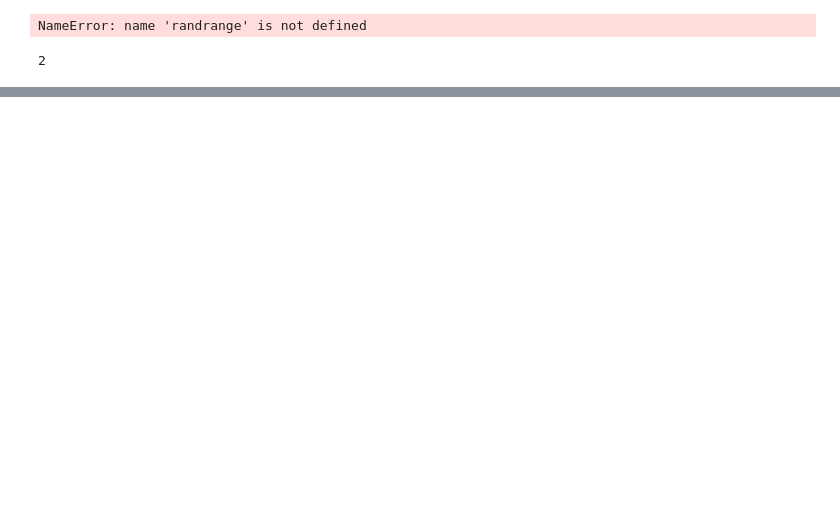
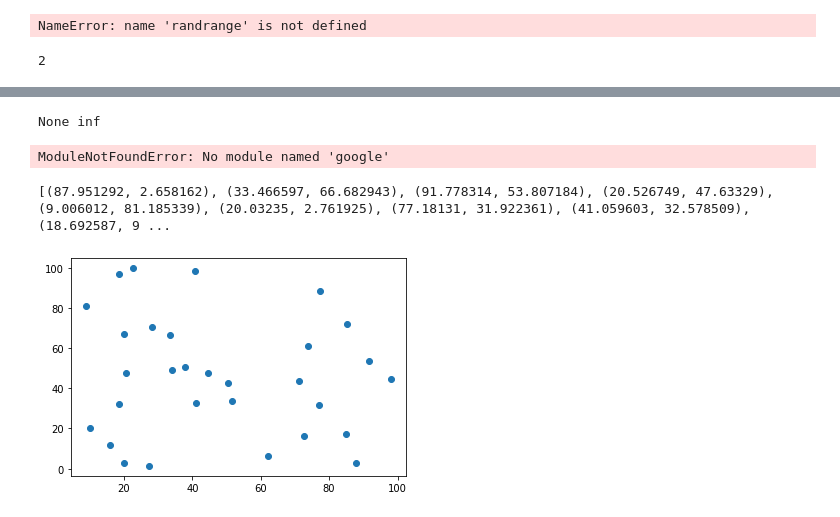
Before and after one commit to DSNortsev/Education, a Jupyter notebook: CSE545-Artificial_Intelligence/Project3/project3.ipynb, the cells around one changed output, grey strips where cells are left out. Drawn from its saved outputs; the diff is of its cells as text; code cells hidden in the pictures; blank space fills up the shorter version.

```diff
--- a/CSE545-Artificial_Intelligence/Project3/project3.ipynb
+++ b/CSE545-Artificial_Intelligence/Project3/project3.ipynb
@@ -155,0 +200,26 @@ print(graph.closest_neighbor([5], 5))
+# %%
+farthest=False
+best, dist = None, 0 if False else float('inf')
+print(best, dist)
+# %% [output]
+None inf
+# %%
+
+from google.colab import files
+uploaded = files.upload()
+# %% [output]
+ModuleNotFoundError: No module named 'google'
+# %%
+print(list(graph._coordinates.values()), '\n')
+x = [coord[0] for coord in graph._coordinates.values()]
+y = [coord[1] for coord in graph._coordinates.values()]
+
+# print(x)
+
+import matplotlib.pyplot as plt
+
+plt.scatter(x, y)
+plt.show()
+# %% [output]
+[(87.951292, 2.658162), (33.466597, 66.682943), (91.778314, 53.807184), (20.526749, 47.63329), (9.006012, 81.185339), (20.03235, 2.761925), (77.18131, 31.922361), (41.059603, 32.578509), (18.692587, 9 ...
+[figure, added]
```
Also changed, not shown: parts of 7 cells of this notebook.
